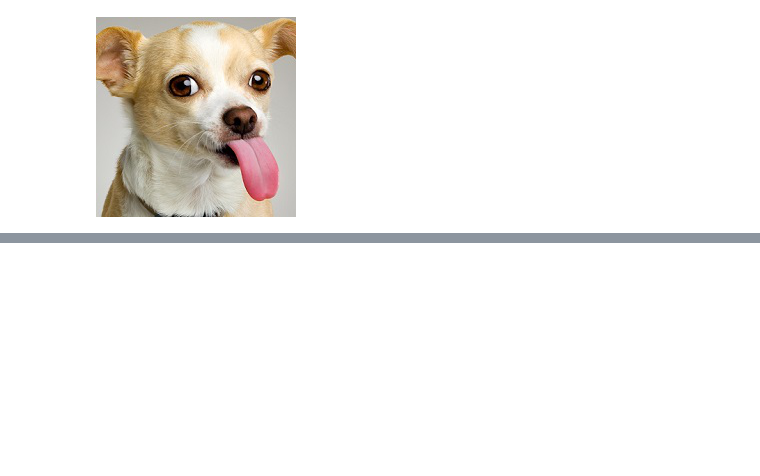
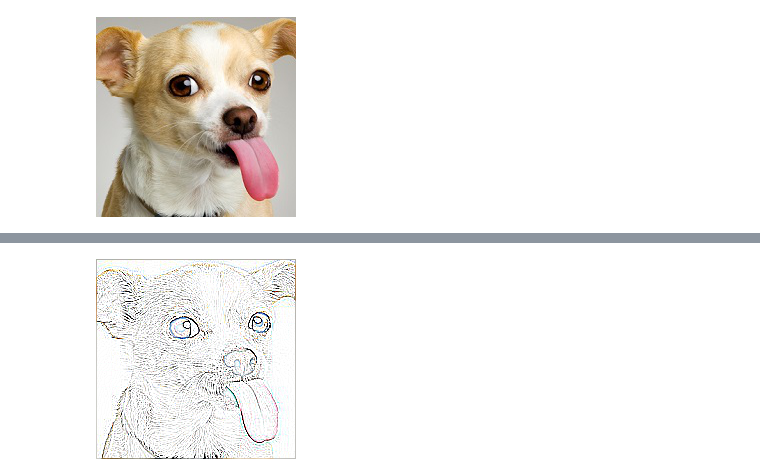
Before and after one commit to marcelounb/DeepLearning, a Jupyter notebook: TestePratico3_Outline.ipynb, the cells around one changed output, grey strips where cells are left out. Saved outputs shown, nothing was run; the diff lists cells and outputs as text; code cells hidden in the pictures; blank space fills up the shorter version.

```diff
--- a/TestePratico3_Outline.ipynb
+++ b/TestePratico3_Outline.ipynb
@@ -36,0 +40,5 @@ img
+# %%
+img4 = img_orig.filter(ImageFilter.CONTOUR)
+img4
+# %% [output]
+[figure, added]
```
Also changed, not shown: parts of 7 cells of this notebook.
